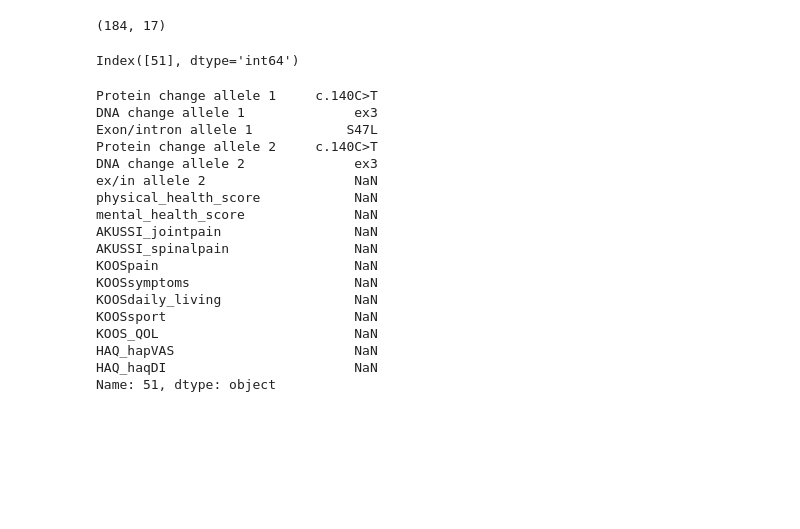
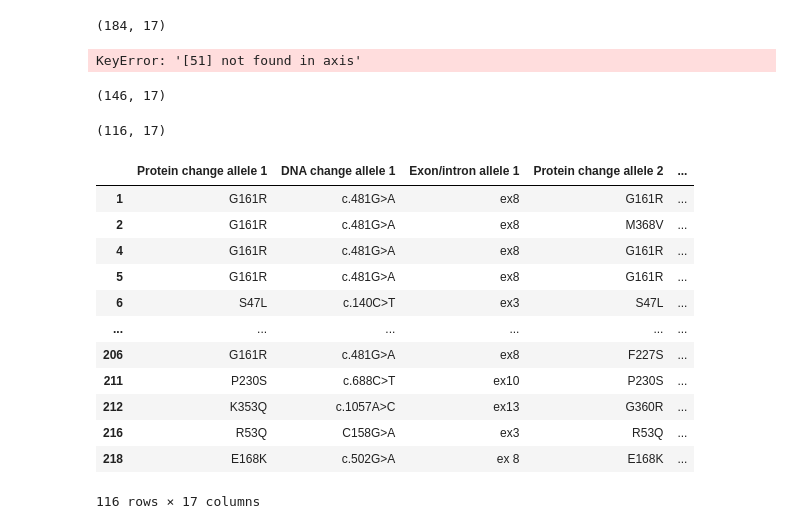
Before and after one commit to g-lago8/CHL-Project, a Jupyter notebook: notebooks/lavo.ipynb, the cells around one changed output. Saved outputs shown, nothing was run; the diff lists cells and outputs as text; code cells hidden in the pictures; blank space fills up the shorter version.

```diff
--- a/notebooks/lavo.ipynb
+++ b/notebooks/lavo.ipynb
@@ -144,29 +144,48 @@ df2.shape
 (184, 17)
 # %%
 # get the index of the elements that does not contain "ex" in the string value
-not_ex_indexes = df2['Exon/intron allele 1'][~df2['Exon/intron allele 1'].str.contains('ex')].index
-not_ex_indexes
+not_ex_indexes = df3['Exon/intron allele 1'][~df3['Exon/intron allele 1'].str.contains('ex')].index
+
+# drop the rows which index is not_ex_indexes
+df3 = df3.drop(not_ex_indexes)
+
+not_ex_indexes2 = df3['ex/in allele 2'][~df3['ex/in allele 2'].str.contains('ex')].index
+
+# drop the rows which index is not_ex_indexes
+df3 = df3.drop(not_ex_indexes)
 # %% [output]
-Index([51], dtype='int64')
+KeyError: '[51] not found in axis'
-# %%
-# print the row with index 51
-df2.loc[51]
-# %% [output]
-Protein change allele 1     c.140C>T
-DNA change allele 1              ex3
-Exon/intron allele 1            S47L
-Protein change allele 2     c.140C>T
-DNA change allele 2              ex3
-ex/in allele 2                   NaN
-physical_health_score            NaN
-mental_health_score              NaN
-AKUSSI_jointpain                 NaN
-AKUSSI_spinalpain                NaN
-KOOSpain                         NaN
-KOOSsymptoms                     NaN
-KOOSdaily_living                 NaN
-KOOSsport                        NaN
-KOOS_QOL                         NaN
-HAQ_hapVAS                       NaN
-HAQ_haqDI                        NaN
-Name: 51, dtype: object
+# %%
+def is_replace(mutation):
+
+    if mutation[0].isupper() and mutation[-1].isupper() and mutation[1:-1].isdigit():
+        return True
+    return False
+# %%
+# drop the rows that does not contain a replacement mutation
+df4 = df3[df3['Protein change allele 1 '].apply(is_replace)]
+df4.shape
+# %% [output]
+(146, 17)
+# %%
+df4 = df4[df4['Protein change allele 2'].apply(is_replace)]
+# %%
+df4.shape
+# %% [output]
+(116, 17)
+# %%
+df4
+# %% [output]
+|  | Protein change allele 1 | DNA change allele 1 | Exon/intron allele 1 | Protein change allele 2 | ... |
+| 1 | G161R | c.481G>A | ex8 | G161R | ... |
+| 2 | G161R | c.481G>A | ex8 | M368V | ... |
+| 4 | G161R | c.481G>A | ex8 | G161R | ... |
+| 5 | G161R | c.481G>A | ex8 | G161R | ... |
+| 6 | S47L | c.140C>T | ex3 | S47L | ... |
+| ... | ... | ... | ... | ... | ... |
+| 206 | G161R | c.481G>A | ex8 | F227S | ... |
+| 211 | P230S | c.688C>T | ex10 | P230S | ... |
+| 212 | K353Q | c.1057A>C | ex13 | G360R | ... |
+| 216 | R53Q | C158G>A | ex3 | R53Q | ... |
+| 218 | E168K | c.502G>A | ex 8 | E168K | ... |
+116 rows × 17 columns
```
Also changed, not shown: parts of 6 cells of this notebook.
